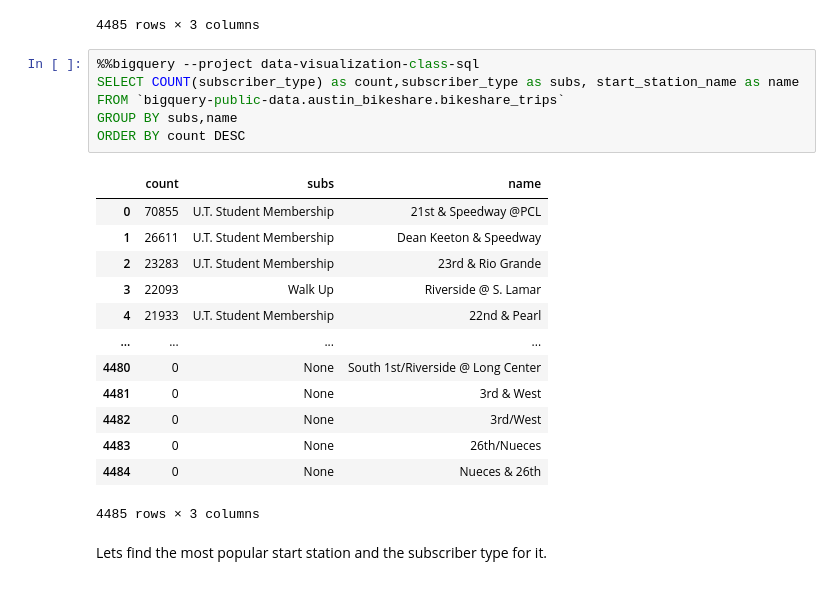
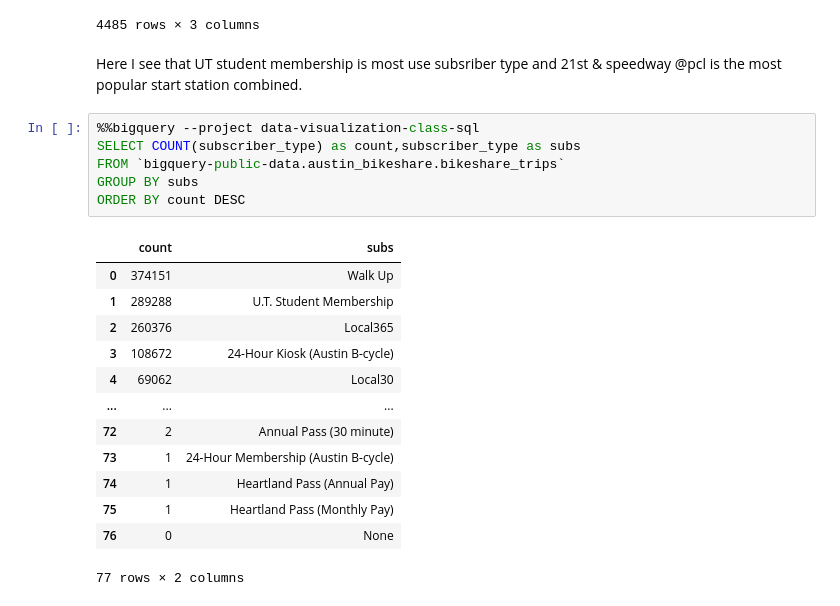
Before and after one commit to anjilakarkigit/dataVisualization, a Jupyter notebook: SQL_wrap_up.ipynb, the cells around one changed output. Drawn from its saved outputs; the diff is of its cells as text.

```diff
--- a/SQL_wrap_up.ipynb
+++ b/SQL_wrap_up.ipynb
@@ -51,25 +51,25 @@ ORDER BY count DESC
 | 4483 | 1 | 26th/Nueces | None |
 | 4484 | 1 | Nueces & 26th | Local365 Youth (age 13-17 riders) |
 4485 rows × 3 columns
+# %% [markdown]
+Here I see that UT student membership is most use subsriber type and 21st & speedway @pcl is the most popular start station combined.
 # %%
 %%bigquery --project data-visualization-class-sql
-SELECT COUNT(subscriber_type) as count,subscriber_type as subs, start_station_name as name
+SELECT COUNT(subscriber_type) as count,subscriber_type as subs
 FROM `bigquery-public-data.austin_bikeshare.bikeshare_trips`
-GROUP BY subs,name
+GROUP BY subs
 ORDER BY count DESC
 # %% [output]
-|  | count | subs | name |
-| 0 | 70855 | U.T. Student Membership | 21st & Speedway @PCL |
-| 1 | 26611 | U.T. Student Membership | Dean Keeton & Speedway |
-| 2 | 23283 | U.T. Student Membership | 23rd & Rio Grande |
-| 3 | 22093 | Walk Up | Riverside @ S. Lamar |
-| 4 | 21933 | U.T. Student Membership | 22nd & Pearl |
-| ... | ... | ... | ... |
-| 4480 | 0 | None | South 1st/Riverside @ Long Center |
-| 4481 | 0 | None | 3rd & West |
-| 4482 | 0 | None | 3rd/West |
-| 4483 | 0 | None | 26th/Nueces |
-| 4484 | 0 | None | Nueces & 26th |
+|  | count | subs |
+| 0 | 374151 | Walk Up |
+| 1 | 289288 | U.T. Student Membership |
+| 2 | 260376 | Local365 |
+| 3 | 108672 | 24-Hour Kiosk (Austin B-cycle) |
+| 4 | 69062 | Local30 |
+| ... | ... | ... |
+| 72 | 2 | Annual Pass (30 minute) |
+| 73 | 1 | 24-Hour Membership (Austin B-cycle) |
+| 74 | 1 | Heartland Pass (Annual Pay) |
+| 75 | 1 | Heartland Pass (Monthly Pay) |
+| 76 | 0 | None |
-4485 rows × 3 columns
+77 rows × 2 columns
-# %% [markdown]
-Lets find the most popular start station and the subscriber type for it.
```
Also changed, not shown: parts of 9 cells of this notebook.
